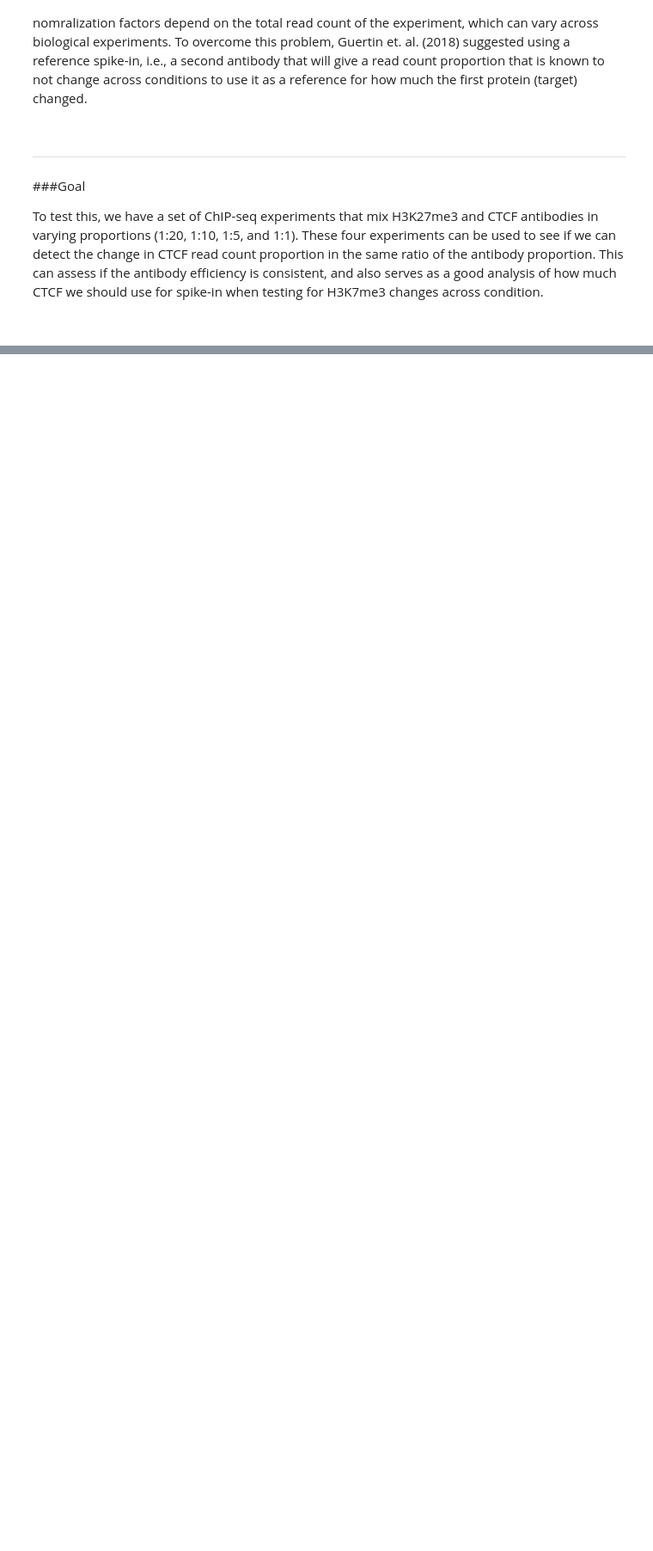
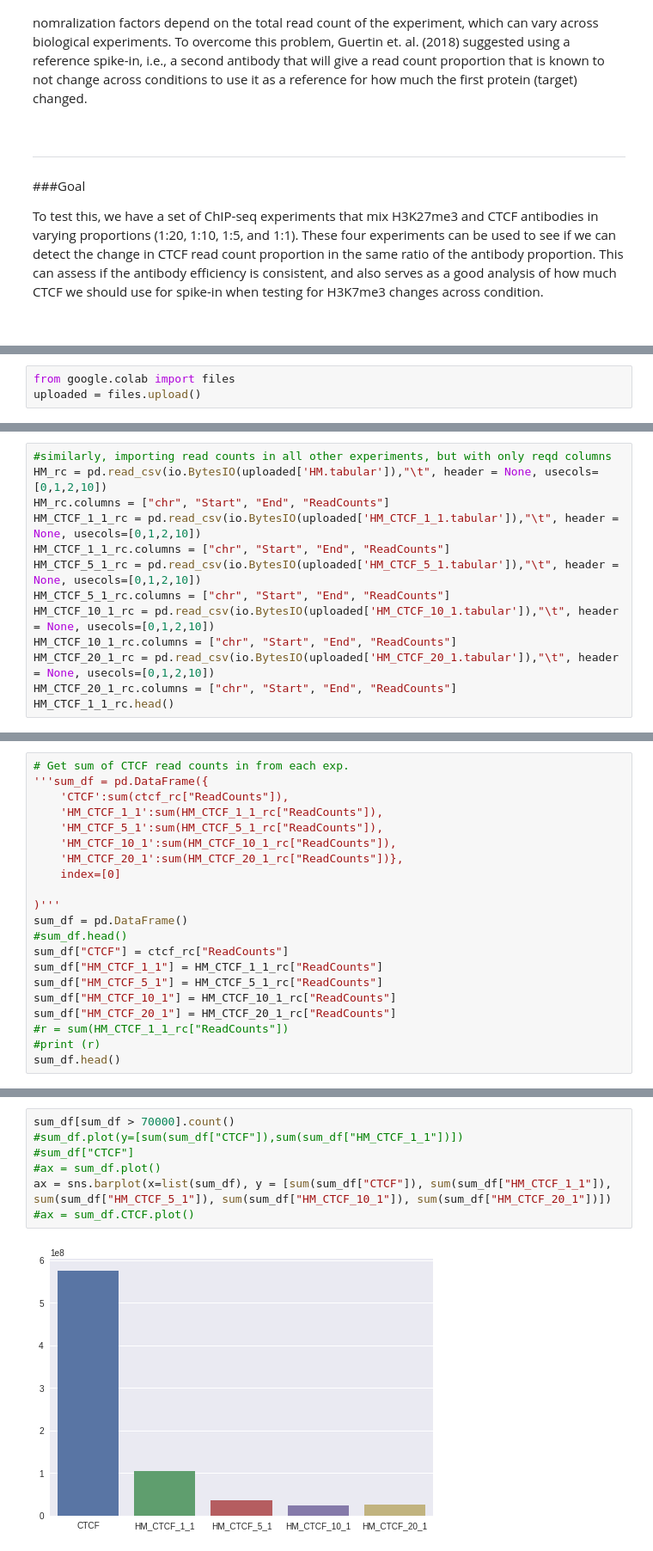
Before and after one commit to sidwekhande/spike-in, a Jupyter notebook: Data_Analysis_of_a_ChIP_seq_spike_in_reference.ipynb, the cells around one changed output, grey strips where cells are left out. Shown at 86% size. Saved outputs shown, nothing was run; the diff lists cells and outputs as text; blank space fills up the shorter version.

```diff
--- a/Data_Analysis_of_a_ChIP_seq_spike_in_reference.ipynb
+++ b/Data_Analysis_of_a_ChIP_seq_spike_in_reference.ipynb
@@ -51,0 +54,3 @@ line
+# %%
+from google.colab import files
+uploaded = files.upload()
@@ -51,0 +93,13 @@ line
+# %%
+#similarly, importing read counts in all other experiments, but with only reqd columns
+HM_rc = pd.read_csv(io.BytesIO(uploaded['HM.tabular']),"\t", header = None, usecols=[0,1,2,10])
+HM_rc.columns = ["chr", "Start", "End", "ReadCounts"]
+HM_CTCF_1_1_rc = pd.read_csv(io.BytesIO(uploaded['HM_CTCF_1_1.tabular']),"\t", header = None, usecols=[0,1,2,10])
+HM_CTCF_1_1_rc.columns = ["chr", "Start", "End", "ReadCounts"]
+HM_CTCF_5_1_rc = pd.read_csv(io.BytesIO(uploaded['HM_CTCF_5_1.tabular']),"\t", header = None, usecols=[0,1,2,10])
+HM_CTCF_5_1_rc.columns = ["chr", "Start", "End", "ReadCounts"]
+HM_CTCF_10_1_rc = pd.read_csv(io.BytesIO(uploaded['HM_CTCF_10_1.tabular']),"\t", header = None, usecols=[0,1,2,10])
+HM_CTCF_10_1_rc.columns = ["chr", "Start", "End", "ReadCounts"]
+HM_CTCF_20_1_rc = pd.read_csv(io.BytesIO(uploaded['HM_CTCF_20_1.tabular']),"\t", header = None, usecols=[0,1,2,10])
+HM_CTCF_20_1_rc.columns = ["chr", "Start", "End", "ReadCounts"]
+HM_CTCF_1_1_rc.head()
@@ -51,0 +113,21 @@ line
+# %%
+# Get sum of CTCF read counts in from each exp.
+'''sum_df = pd.DataFrame({
+    'CTCF':sum(ctcf_rc["ReadCounts"]),
+    'HM_CTCF_1_1':sum(HM_CTCF_1_1_rc["ReadCounts"]),
+    'HM_CTCF_5_1':sum(HM_CTCF_5_1_rc["ReadCounts"]),
+    'HM_CTCF_10_1':sum(HM_CTCF_10_1_rc["ReadCounts"]),
+    'HM_CTCF_20_1':sum(HM_CTCF_20_1_rc["ReadCounts"])},
+    index=[0]
+
+)'''
+sum_df = pd.DataFrame()
+#sum_df.head()
+sum_df["CTCF"] = ctcf_rc["ReadCounts"]
+sum_df["HM_CTCF_1_1"] = HM_CTCF_1_1_rc["ReadCounts"]
+sum_df["HM_CTCF_5_1"] = HM_CTCF_5_1_rc["ReadCounts"]
+sum_df["HM_CTCF_10_1"] = HM_CTCF_10_1_rc["ReadCounts"]
+sum_df["HM_CTCF_20_1"] = HM_CTCF_20_1_rc["ReadCounts"]
+#r = sum(HM_CTCF_1_1_rc["ReadCounts"])
+#print (r)
+sum_df.head()
@@ -51,0 +141,9 @@ line
+# %%
+sum_df[sum_df > 70000].count()
+#sum_df.plot(y=[sum(sum_df["CTCF"]),sum(sum_df["HM_CTCF_1_1"])])
+#sum_df["CTCF"]
+#ax = sum_df.plot()
+ax = sns.barplot(x=list(sum_df), y = [sum(sum_df["CTCF"]), sum(sum_df["HM_CTCF_1_1"]), sum(sum_df["HM_CTCF_5_1"]), sum(sum_df["HM_CTCF_10_1"]), sum(sum_df["HM_CTCF_20_1"])])
+#ax = sum_df.CTCF.plot()
+# %% [output]
+[figure, added]
```
Also changed, not shown: parts of 18 cells of this notebook.
